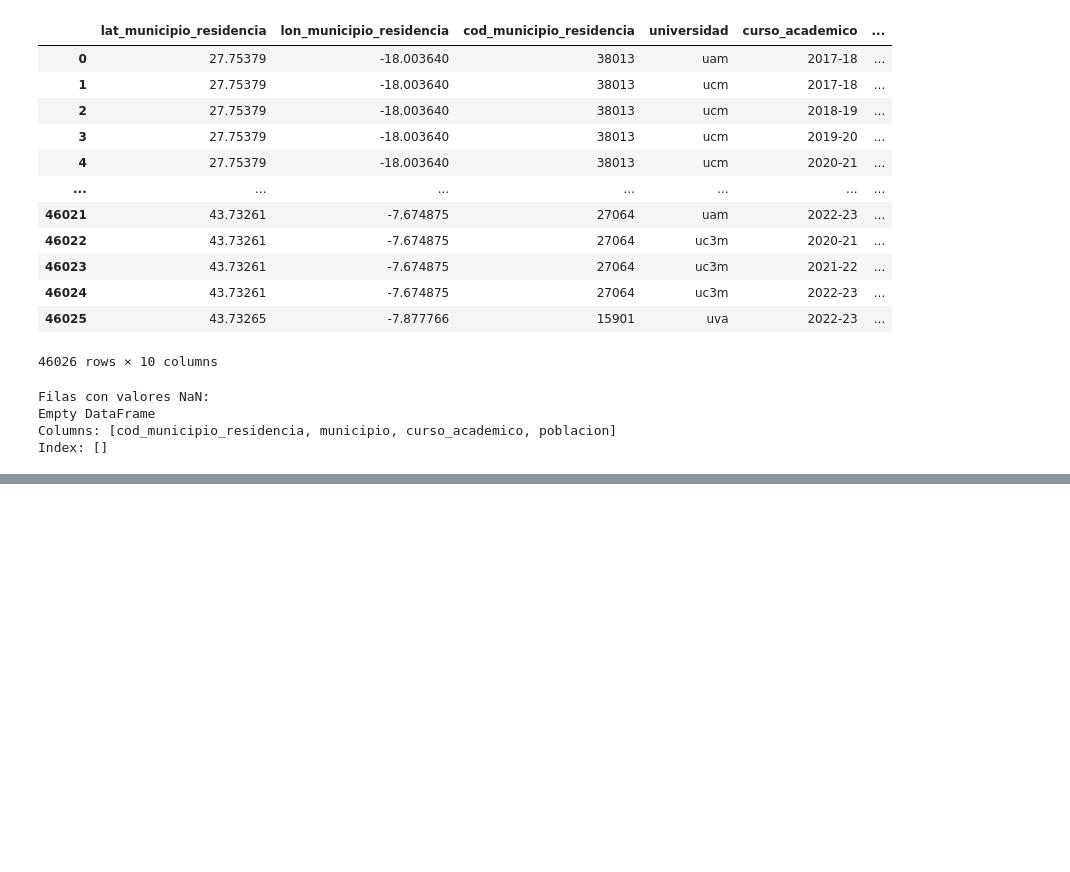
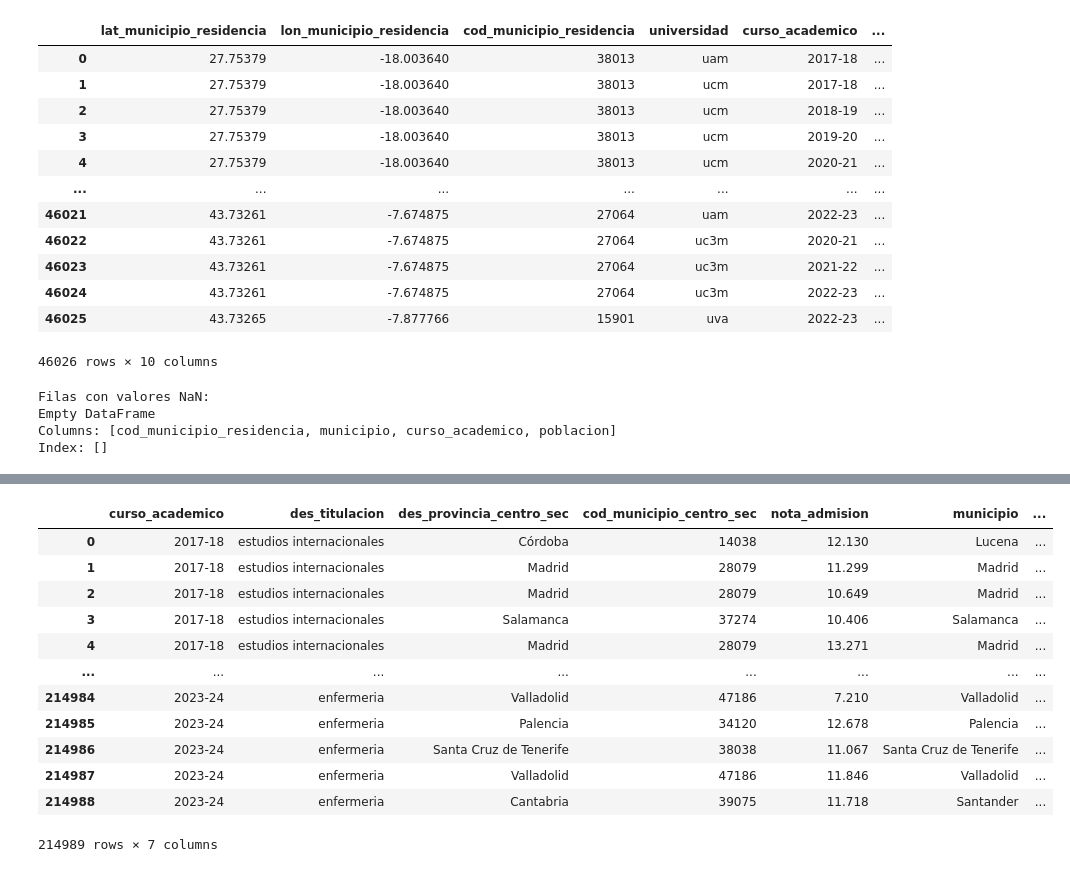
Before and after one commit to paulamielgo/Univaciada_data, a Jupyter notebook: preprocessing.ipynb, the cells around one changed output, grey strips where cells are left out. Drawn from its saved outputs; the diff is of its cells as text; code cells hidden in the pictures; blank space fills up the shorter version.

Commit message:
acceso

```diff
--- a/preprocessing.ipynb
+++ b/preprocessing.ipynb
@@ -7,6 +8,7 @@ import numpy as np
 # %%
 #Descomprimimos
 destino = 'datasets/'
+destino2 = 'acceso/'
 
 if not os.path.exists(destino):
     os.makedirs(destino)
@@ -22,6 +24,12 @@ with zipfile.ZipFile("univaciada_3.zip", 'r') as archivo_zip:
 
 with zipfile.ZipFile("INe.zip", 'r') as archivo_zip:
     archivo_zip.extractall()
+
+if not os.path.exists(destino2):
+    os.makedirs(destino2)
+
+with zipfile.ZipFile("acceso.zip", 'r') as archivo_zip:
+    archivo_zip.extractall(destino2)
 # %%
 #Preprocesamiento
 ficheros = os.listdir(destino)
@@ -143,0 +236,9 @@ df_merged.to_csv('matricula.csv', index=False)  # index=False para no guardar el
+# %%
+#Cuantas titulaciones diferentes quedan?
+pd.set_option("display.max_rows",20)
+pd.set_option("display.max_colwidth", None)
+distinct_values = df_acceso['des_titulacion'].drop_duplicates()
+
+# Convertir los valores únicos en un DataFrame
+distinct_df = pd.DataFrame(distinct_values, columns=['des_titulacion'])
+distinct_df
@@ -143,0 +259,19 @@ df_merged.to_csv('matricula.csv', index=False)  # index=False para no guardar el
+# %%
+#uno con los datos del INe para saber si el centro de origen pertenece a un municipio muy poblado...
+ine = ine.rename(columns={'cod_municipio_residencia': 'cod_municipio_centro_sec'})
+df_merged2 = df_acceso.merge(ine, on=['cod_municipio_centro_sec', 'curso_academico'], how='left')
+df_merged2
+# %% [output]
+|  | curso_academico | des_titulacion | des_provincia_centro_sec | cod_municipio_centro_sec | nota_admision | municipio | ... |
+| 0 | 2017-18 | estudios internacionales | Córdoba | 14038 | 12.130 | Lucena | ... |
+| 1 | 2017-18 | estudios internacionales | Madrid | 28079 | 11.299 | Madrid | ... |
+| 2 | 2017-18 | estudios internacionales | Madrid | 28079 | 10.649 | Madrid | ... |
+| 3 | 2017-18 | estudios internacionales | Salamanca | 37274 | 10.406 | Salamanca | ... |
+| 4 | 2017-18 | estudios internacionales | Madrid | 28079 | 13.271 | Madrid | ... |
+| ... | ... | ... | ... | ... | ... | ... | ... |
+| 214984 | 2023-24 | enfermeria | Valladolid | 47186 | 7.210 | Valladolid | ... |
+| 214985 | 2023-24 | enfermeria | Palencia | 34120 | 12.678 | Palencia | ... |
+| 214986 | 2023-24 | enfermeria | Santa Cruz de Tenerife | 38038 | 11.067 | Santa Cruz de Tenerife | ... |
+| 214987 | 2023-24 | enfermeria | Valladolid | 47186 | 11.846 | Valladolid | ... |
+| 214988 | 2023-24 | enfermeria | Cantabria | 39075 | 11.718 | Santander | ... |
+214989 rows × 7 columns
```
Also changed, not shown: parts of 6 cells of this notebook.
